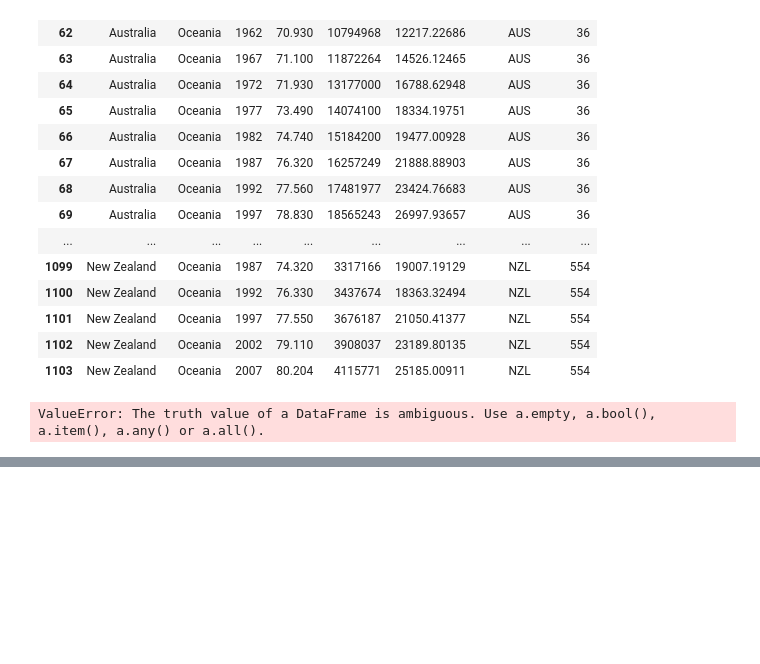
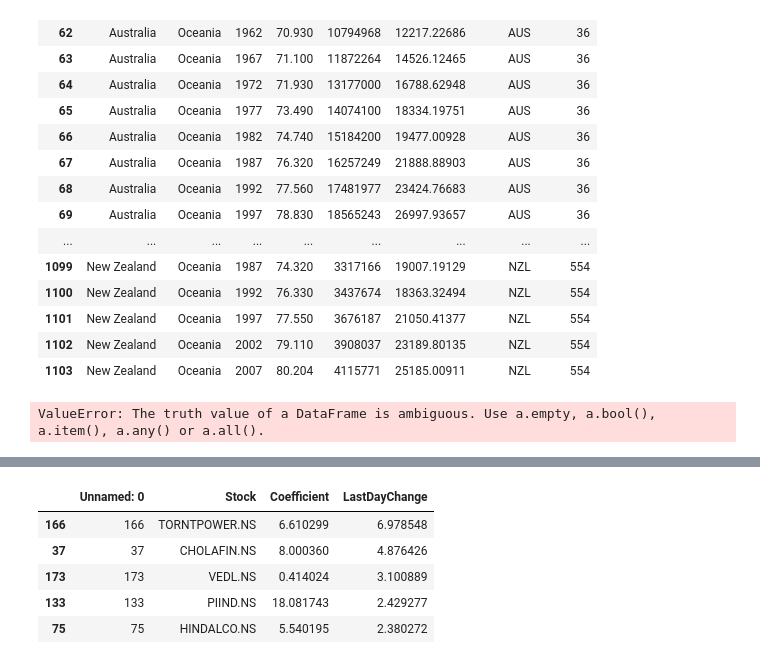
Before and after one commit to arungupta26/stock-recomendation-system, a Jupyter notebook: src/notebooks/linear regression/Linear Regression.ipynb, the cells around one changed output, grey strips where cells are left out. Drawn from its saved outputs; the diff is of its cells as text; code cells hidden in the pictures; blank space fills up the shorter version.

```diff
--- a/src/notebooks/linear regression/Linear Regression.ipynb
+++ b/src/notebooks/linear regression/Linear Regression.ipynb
@@ -441,0 +477,9 @@ ValueError: The truth value of a DataFrame is ambiguous. Use a.empty, a.bool(),
+# %%
+delta_df_positive.sort_values(by = ['LastDayChange'], ascending = False)[:5]
+# %% [output]
+|  | Unnamed: 0 | Stock | Coefficient | LastDayChange |
+| 166 | 166 | TORNTPOWER.NS | 6.610299 | 6.978548 |
+| 37 | 37 | CHOLAFIN.NS | 8.000360 | 4.876426 |
+| 173 | 173 | VEDL.NS | 0.414024 | 3.100889 |
+| 133 | 133 | PIIND.NS | 18.081743 | 2.429277 |
+| 75 | 75 | HINDALCO.NS | 5.540195 | 2.380272 |
```
Also changed, not shown: parts of 7 cells of this notebook, 5 other files.
